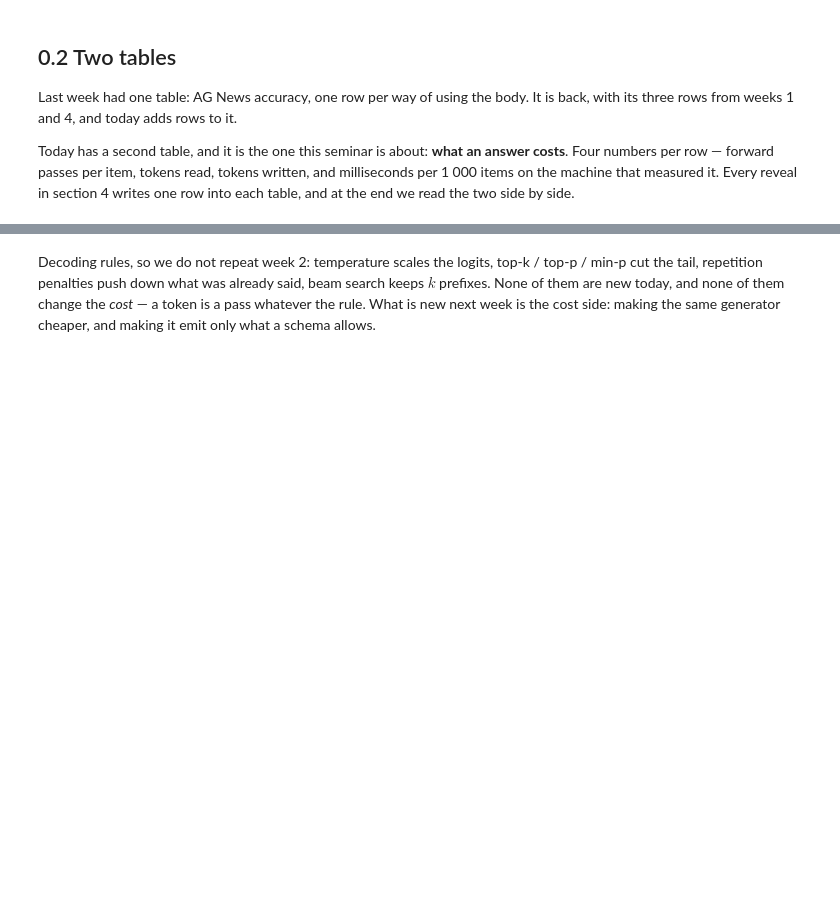
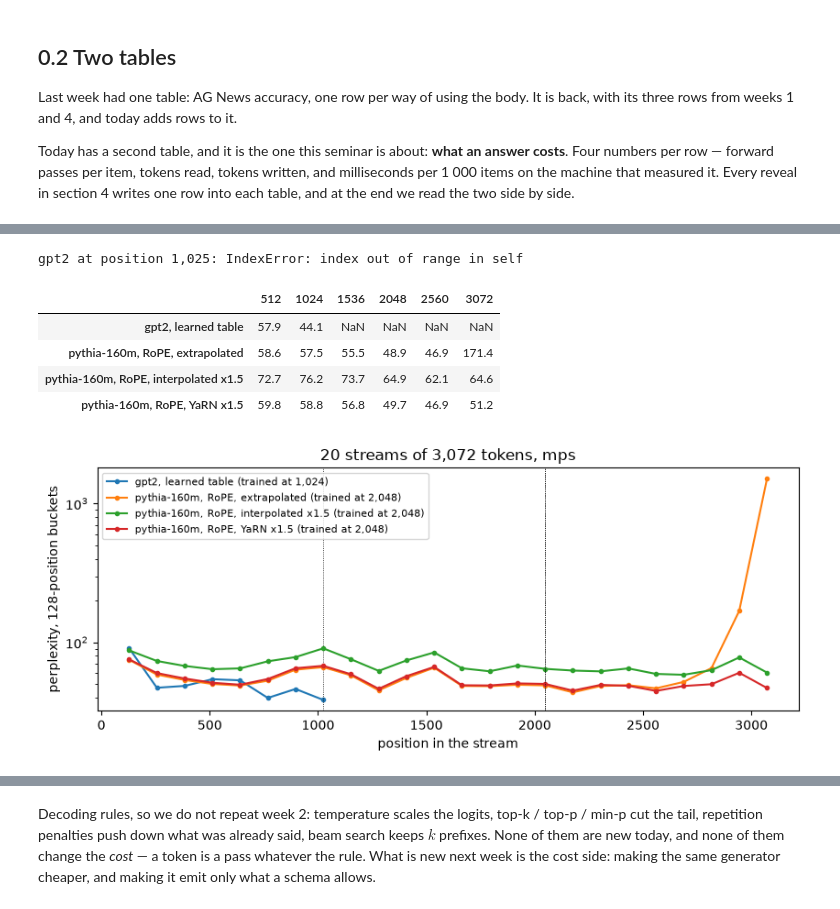
Before and after one commit to xufana/dsba_nlp, a Jupyter notebook: week05_decoder_only/week05_decoder_only.ipynb, the cells around one changed output, grey strips where cells are left out. Saved outputs shown, nothing was run; the diff lists cells and outputs as text; code cells hidden in the pictures; blank space fills up the shorter version.

```diff
--- a/week05_decoder_only/week05_decoder_only.ipynb
+++ b/week05_decoder_only/week05_decoder_only.ipynb
@@ -278,0 +411,30 @@ The two functions below are the whole toolkit. `generate` is greedy — when the
+# %%
+try:
+    gpt.cpu()(torch.zeros(1, gpt.config.n_positions + 1, dtype=torch.long))       # on CPU: MPS would raise this at the *next* op instead
+except IndexError as e:
+    print(f"gpt2 at position {gpt.config.n_positions + 1:,}: IndexError: {e}")
+gpt.to(device)
+
+if RECOMPUTE:
+    !python precompute.py --only rope
+
+rope = json.load(open(f"{ART_DIR}/rope.json"))
+BUCKET = rope["stream_len"] // 24                          # 128 positions per point on the real run
+fig, ax = plt.subplots(figsize=(8.5, 3.6))
+for name, r in rope["models"].items():
+    ppl = ppl_by_bucket(r["nll_by_position"], BUCKET)
+    ax.plot(list(ppl), list(ppl.values()), marker="o", ms=3, label=f"{name} (trained at {r['window']:,})")
+    ax.axvline(r["window"], color="k", lw=0.6, ls=":")
+ax.set(xlabel="position in the stream", ylabel=f"perplexity, {BUCKET}-position buckets", yscale="log",
+       title=f"{rope['n_streams']} streams of {rope['stream_len']:,} tokens, {rope['device']}")
+ax.legend(fontsize=8)
+plt.tight_layout()
+pd.DataFrame({name: ppl_by_bucket(r["nll_by_position"], 4 * BUCKET) for name, r in rope["models"].items()}).T.round(1)
+# %% [output]
+gpt2 at position 1,025: IndexError: index out of range in self
+|  | 512 | 1024 | 1536 | 2048 | 2560 | 3072 |
+| gpt2, learned table | 57.9 | 44.1 | NaN | NaN | NaN | NaN |
+| pythia-160m, RoPE, extrapolated | 58.6 | 57.5 | 55.5 | 48.9 | 46.9 | 171.4 |
+| pythia-160m, RoPE, interpolated x1.5 | 72.7 | 76.2 | 73.7 | 64.9 | 62.1 | 64.6 |
+| pythia-160m, RoPE, YaRN x1.5 | 59.8 | 58.8 | 56.8 | 49.7 | 46.9 | 51.2 |
+[figure, added]
```
Also changed, not shown: parts of 67 cells of this notebook, 42 other files.
